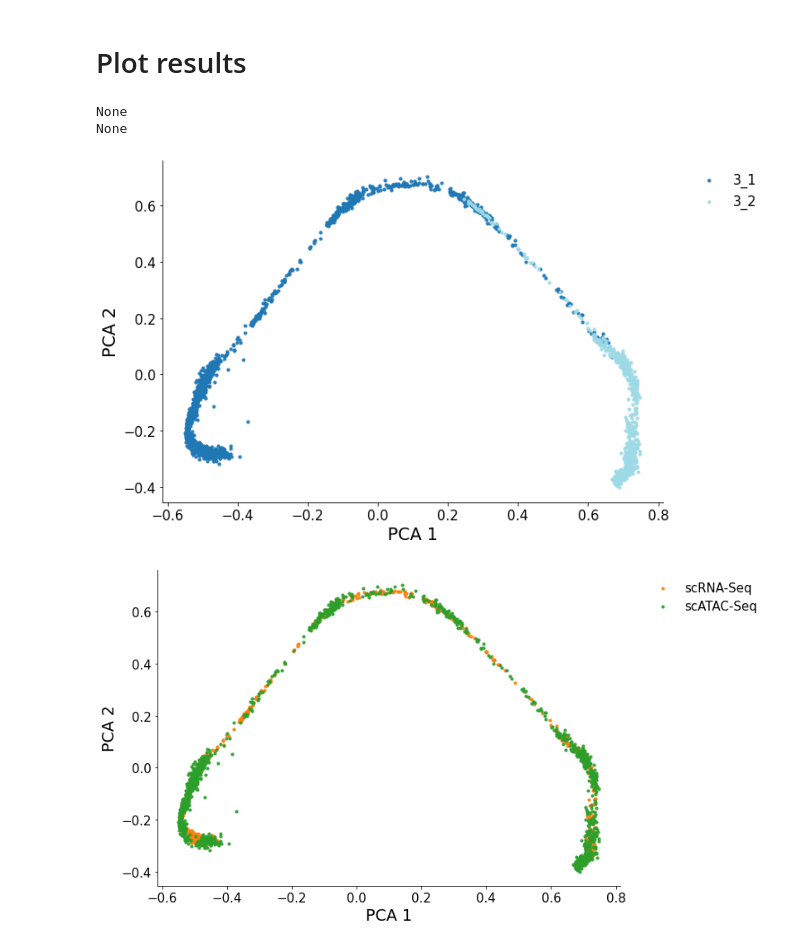
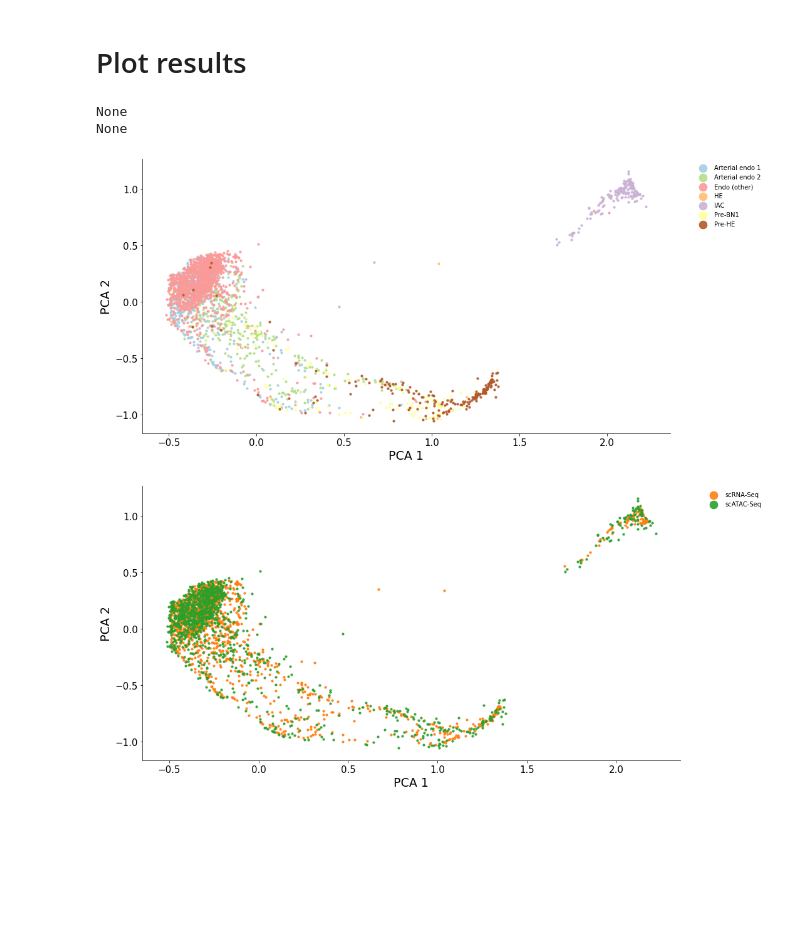
Before and after one commit to PeterZZQ/scDART, a Jupyter notebook: Examples/demo.ipynb, the cells around one changed output. Saved outputs shown, nothing was run; the diff lists cells and outputs as text; code cells hidden in the pictures; blank space fills up the shorter version.

```diff
--- a/Examples/demo.ipynb
+++ b/Examples/demo.ipynb
@@ -141,21 +168,19 @@ epoch:  10
 # %% [markdown]
 # Plot results
 # %%
-# visualize the latent embedding
+# post-maching
 pca_op = PCA(n_components = 2)
-z = pca_op.fit_transform(np.concatenate((z_rna.numpy(), z_atac.numpy()), axis = 0))
+z = pca_op.fit_transform(np.concatenate((z_rna, z_atac), axis = 0))
 z_rna_pca = z[:z_rna.shape[0],:]
 z_atac_pca = z[z_rna.shape[0]:,:]
-
-utils.plot_latent(z1 = z_rna_pca, z2 = z_atac_pca, anno1 = rna_dataset.cell_labels,
-                    anno2 = atac_dataset.cell_labels, mode = "joint",
-                    save = None,
-                    figsize = (10,7), axis_label = "PCA")
-
-
-utils.plot_latent(z1 = z_rna_pca, z2 = z_atac_pca, anno1 = rna_dataset.cell_labels, anno2 = atac_dataset.cell_labels, mode = "modality", save = None, figsize = (10,7), axis_label = "PCA")
+_ = utils.plot_latent(z1 = z_rna_pca, z2 = z_atac_pca, anno1 = label_rna,
+                    anno2 = label_atac, mode = "joint", save = None,
+                    figsize = (15,7), axis_label = "PCA")
+_ = utils.plot_latent(z1 = z_rna_pca, z2 = z_atac_pca, anno1 = label_rna,
+                    anno2 = label_atac, mode = "modality", save = None,
+                    figsize = (15,7), axis_label = "PCA")
 # %% [output]
 None
 None
-[figure, old version]
+[figure, new version]
-[figure, old version]
+[figure, new version]
```
Also changed, not shown: parts of 9 cells of this notebook, 23 other files.
